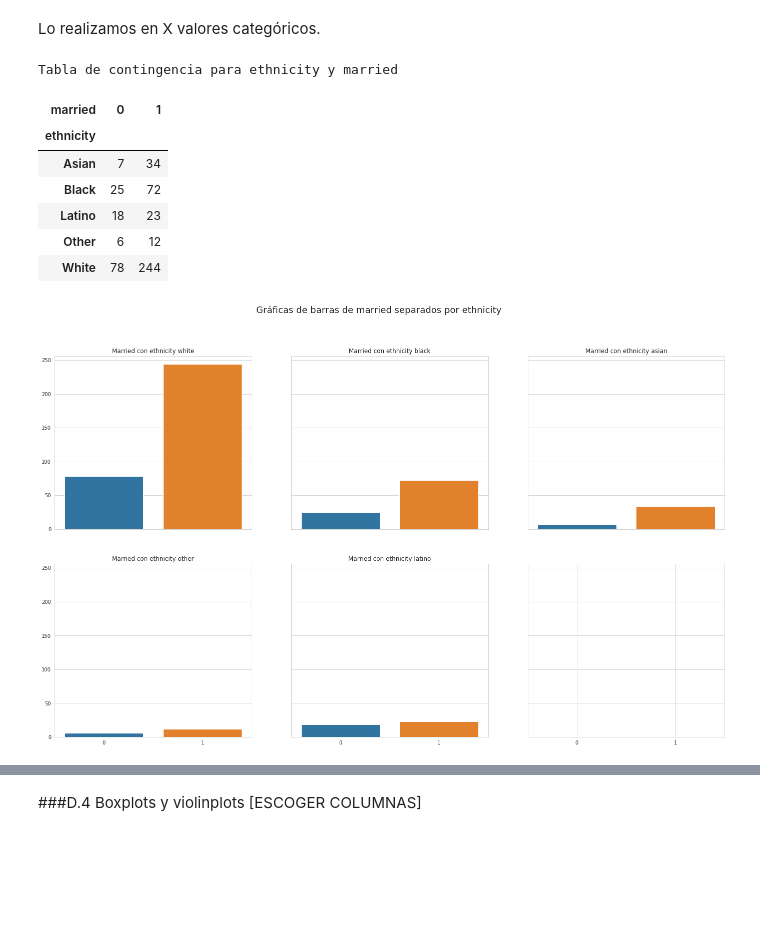
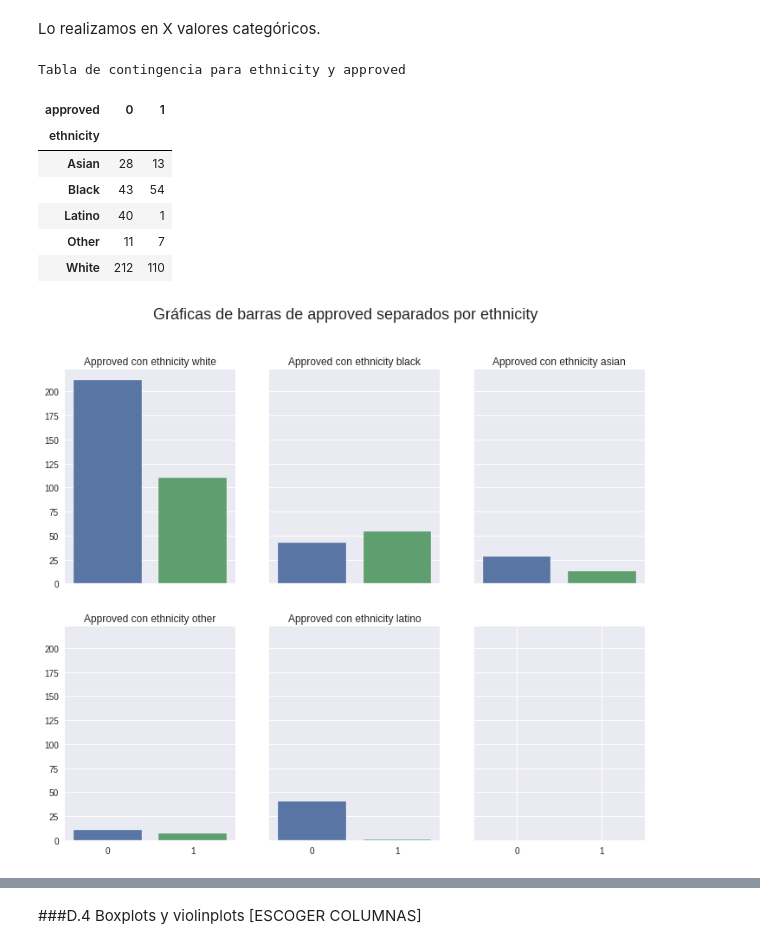
Before and after one commit to HanniaMele/bedu-equipo4-dataScience-M4, a Jupyter notebook: FinalProject_M4.ipynb, the cells around one changed output, grey strips where cells are left out. Cells and saved outputs as stored; diff of their text form; code cells hidden in the pictures; blank space fills up the shorter version.

Commit message:
Selecting columns postwork 3

```diff
--- a/FinalProject_M4.ipynb
+++ b/FinalProject_M4.ipynb
@@ -1073,18 +1075,26 @@ def contin_graf(df_categorico, var1, var2):
   print(f'Tabla de contingencia para {var1} y {var2}')
   display(crosstab)
 
-  ele_uni = df_categorico_filtrado['ethnicity'].unique()
+  ele_uni = df_categorico[var1].unique()
 
   c = int(np.ceil(len(ele_uni)/2))
   r = c - 1
 
-  fig, axes = plt.subplots(nrows = r, ncols = c, figsize=(24, 14), sharex=True, sharey=True)
+  if(c == 1):
+    c = 2
+    r = 1
+
+  fig, axes = plt.subplots(nrows = r, ncols = c, figsize=(12, 10), sharex=True, sharey=True)
 
   ren = col = 0
 
   for cat in ele_uni:
-    sns.barplot(x=crosstab.columns, y=crosstab.loc[cat], ax=axes[ren, col])
-    axes[ren, col].set(xlabel='', ylabel='', title=f'{var2.capitalize()} con {var1} {cat.lower()}')
+    if(r == 1):
+      sns.barplot(x=crosstab.columns, y=crosstab.loc[cat], ax=axes[col])
+      axes[col].set(xlabel='', ylabel='', title=f'{var2.capitalize()} con {var1} {cat}')
+    else:
+      sns.barplot(x=crosstab.columns, y=crosstab.loc[cat], ax=axes[ren, col])
+      axes[ren, col].set(xlabel='', ylabel='', title=f'{var2.capitalize()} con {var1} {cat.lower()}')
 
     col += 1
 
@@ -1096,14 +1106,14 @@ def contin_graf(df_categorico, var1, var2):
 # %% [markdown]
 Lo realizamos en X valores categóricos.
 # %%
-contin_graf(df_categorico_filtrado, 'ethnicity', 'married')
+contin_graf(df_categorico_filtrado, 'ethnicity', 'approved')
 # %% [output]
-Tabla de contingencia para ethnicity y married
+Tabla de contingencia para ethnicity y approved
-| married | 0 | 1 |
+| approved | 0 | 1 |
 | ethnicity |  |  |
-| Asian | 7 | 34 |
-| Black | 25 | 72 |
-| Latino | 18 | 23 |
-| Other | 6 | 12 |
-| White | 78 | 244 |
+| Asian | 28 | 13 |
+| Black | 43 | 54 |
+| Latino | 40 | 1 |
+| Other | 11 | 7 |
+| White | 212 | 110 |
-[figure, old version]
+[figure, new version]
```
Also changed, not shown: parts of 27 cells of this notebook.
